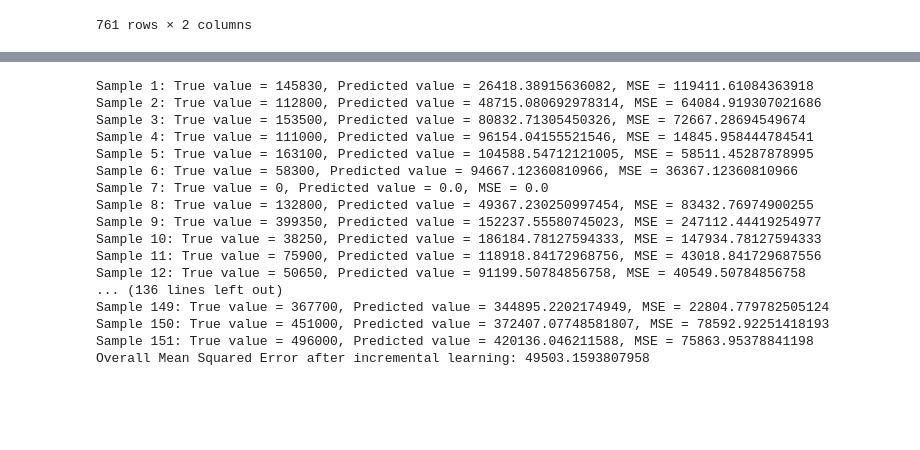
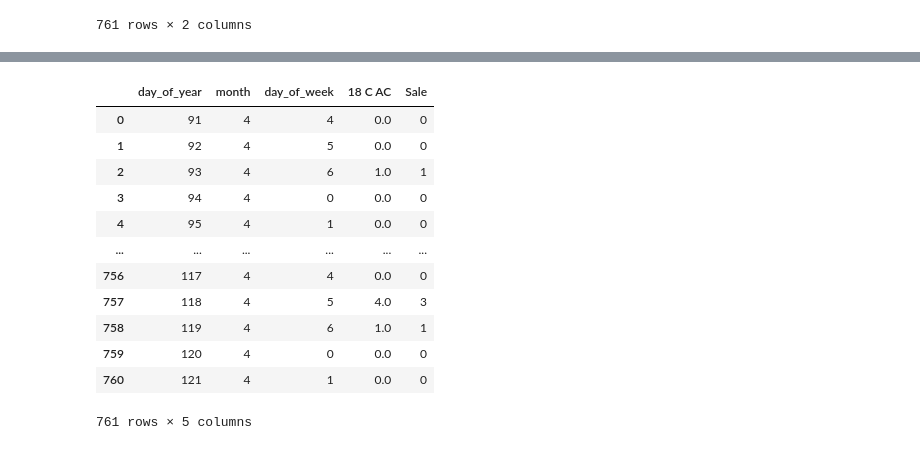
Before and after one commit to IIT-NSTU/Sales-Predictor, a Jupyter notebook: Research Part/Research File.ipynb, the cells around one changed output, grey strips where cells are left out. Saved outputs shown, nothing was run; the diff lists cells and outputs as text; code cells hidden in the pictures; blank space fills up the shorter version.

```diff
--- a/Research Part/Research File.ipynb
+++ b/Research Part/Research File.ipynb
@@ -98,43 +74,37 @@ mse_scores = []
-# %%
-for i in range(len(X_remaining)):
-    # Get the next sample
-    X_new = X_remaining[i].reshape(1, -1)
-    y_new = y_remaining.iloc[i]
-
-    # Update the model with the new data point
-    model.partial_fit(X_new, [y_new])
-
-    # Make a prediction
-    y_pred[0] = 0
-    if not y_new == 0:
-        y_pred = model.predict(X_new)
-    predictions.append(y_pred[0])
-    true_values.append(y_new)
-
-    # Track performance
-    mse = mean_absolute_error([y_new], y_pred)
-    mse_scores.append(mse)
-
-    print(f"Sample {i+1}: True value = {y_new}, Predicted value = {y_pred[0]}, MSE = {mse}")
-
-# Print overall MSE after incremental learning
-overall_mse = mean_absolute_error(true_values, predictions)
-print(f"Overall Mean Squared Error after incremental learning: {overall_mse}")
-# %% [output]
-Sample 1: True value = 145830, Predicted value = 26418.38915636082, MSE = 119411.61084363918
-Sample 2: True value = 112800, Predicted value = 48715.080692978314, MSE = 64084.919307021686
-Sample 3: True value = 153500, Predicted value = 80832.71305450326, MSE = 72667.28694549674
-Sample 4: True value = 111000, Predicted value = 96154.04155521546, MSE = 14845.958444784541
-Sample 5: True value = 163100, Predicted value = 104588.54712121005, MSE = 58511.45287878995
-Sample 6: True value = 58300, Predicted value = 94667.12360810966, MSE = 36367.12360810966
-Sample 7: True value = 0, Predicted value = 0.0, MSE = 0.0
-Sample 8: True value = 132800, Predicted value = 49367.230250997454, MSE = 83432.76974900255
-Sample 9: True value = 399350, Predicted value = 152237.55580745023, MSE = 247112.44419254977
-Sample 10: True value = 38250, Predicted value = 186184.78127594333, MSE = 147934.78127594333
-Sample 11: True value = 75900, Predicted value = 118918.84172968756, MSE = 43018.841729687556
-Sample 12: True value = 50650, Predicted value = 91199.50784856758, MSE = 40549.50784856758
-... (136 lines left out)
-Sample 149: True value = 367700, Predicted value = 344895.2202174949, MSE = 22804.779782505124
-Sample 150: True value = 451000, Predicted value = 372407.07748581807, MSE = 78592.92251418193
-Sample 151: True value = 496000, Predicted value = 420136.046211588, MSE = 75863.95378841198
-Overall Mean Squared Error after incremental learning: 49503.1593807958
+# %%
+product = '18 C AC'
+
+classification_data = data[['day_of_year', 'month', 'day_of_week', product]].copy()
+# Define conditions
+conditions = [
+    classification_data[product] > 2,
+    classification_data[product] == 2,
+    classification_data[product] == 1,
+    classification_data[product] == 0
+]
+
+# Define the corresponding outputs for each condition
+choices = [
+    3,
+    2,
+    1,
+    0
+]
+
+# Apply np.select to assign values based on the conditions
+classification_data.loc[:, 'Sale'] = np.select(conditions, choices, default=0)
+classification_data
+# %% [output]
+|  | day_of_year | month | day_of_week | 18 C AC | Sale |
+| 0 | 91 | 4 | 4 | 0.0 | 0 |
+| 1 | 92 | 4 | 5 | 0.0 | 0 |
+| 2 | 93 | 4 | 6 | 1.0 | 1 |
+| 3 | 94 | 4 | 0 | 0.0 | 0 |
+| 4 | 95 | 4 | 1 | 0.0 | 0 |
+| ... | ... | ... | ... | ... | ... |
+| 756 | 117 | 4 | 4 | 0.0 | 0 |
+| 757 | 118 | 4 | 5 | 4.0 | 3 |
+| 758 | 119 | 4 | 6 | 1.0 | 1 |
+| 759 | 120 | 4 | 0 | 0.0 | 0 |
+| 760 | 121 | 4 | 1 | 0.0 | 0 |
+761 rows × 5 columns
```
Also changed, not shown: parts of 23 cells of this notebook, 3 other files.
